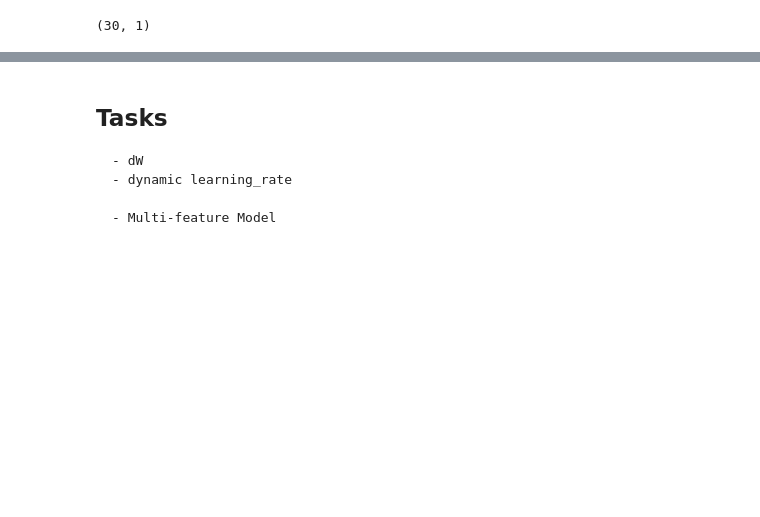
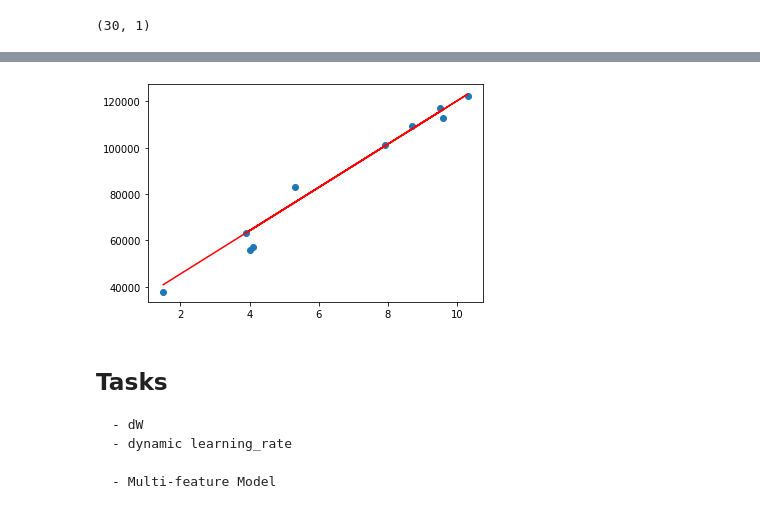
Before and after one commit to tadayon2/CS-SBU-Py-Challenges-tadayon, a Jupyter notebook: codes/linear_regression.ipynb, the cells around one changed output, grey strips where cells are left out. Saved outputs shown, nothing was run; the diff lists cells and outputs as text; code cells hidden in the pictures; blank space fills up the shorter version.

```diff
--- a/codes/linear_regression.ipynb
+++ b/codes/linear_regression.ipynb
@@ -96,0 +139,3 @@ class LinearRegression:
+# %%
+#  Sklearn
+s_Y_pred = slr_model.predict(X_test)
@@ -97,3 +171,9 @@ class LinearRegression:
+# %%
+plt.scatter(X_test, Y_test)
+plt.plot(X_test, s_Y_pred, color="red")
+plt.show()
+# %% [output]
+[figure, added]
 # %% [markdown]
 ## Tasks
     - dW
```
Also changed, not shown: parts of 18 cells of this notebook, 3 other files.
